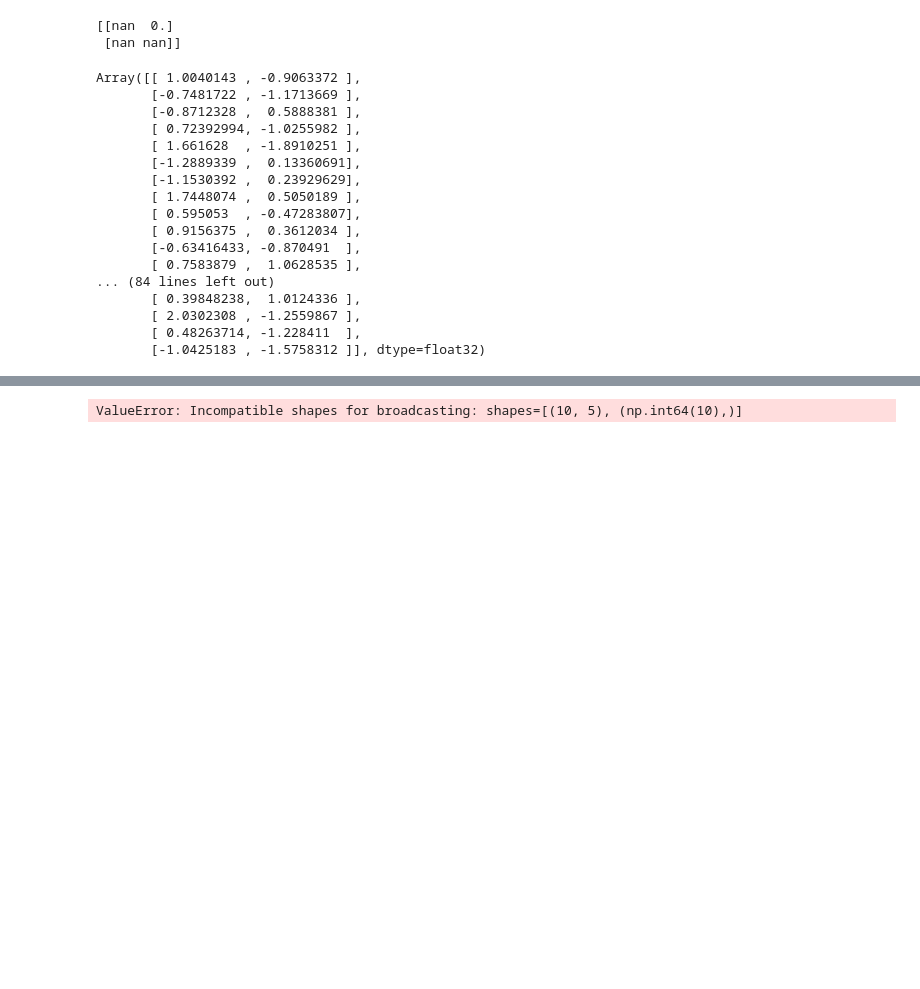
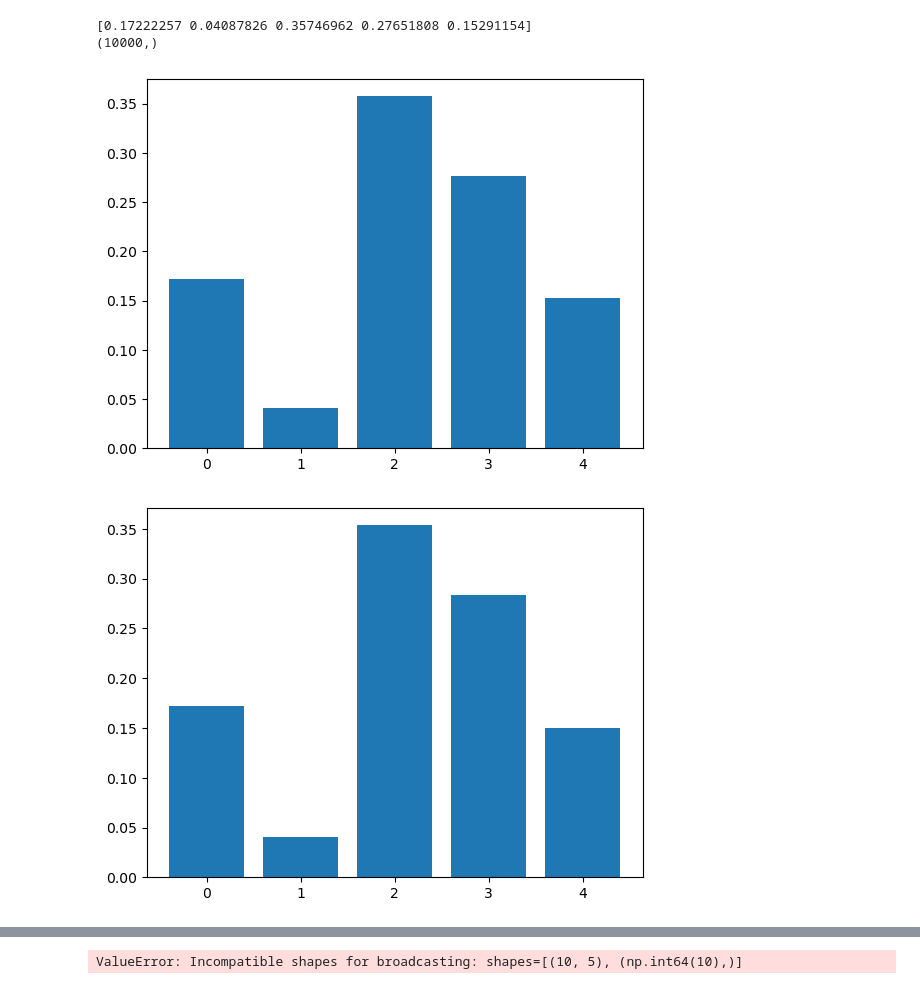
Before and after one commit to Ben-Riegler/IC-SBI, a Jupyter notebook: play.ipynb, the cells around one changed output, grey strips where cells are left out. Cells and saved outputs as stored; diff of their text form; code cells hidden in the pictures; blank space fills up the shorter version.

Commit message:
GS normal exper

```diff
--- a/play.ipynb
+++ b/play.ipynb
@@ -7,34 +7,42 @@ import jax
 from jax.nn import softmax
 import matplotlib.pyplot as plt
 from jax import vmap
-# %%
-base_key = random.key(0)
-keys = map(partial(random.fold_in, base_key), itertools.count())
-
-eps = 0.1
-Sig = eps * jnp.ones((2,2))
-
-L = jnp.linalg.cholesky(Sig)
-print(L)
-
-random.normal(next(keys), (100, 2))
-# %% [output]
-[[nan  0.]
- [nan nan]]
-Array([[ 1.0040143 , -0.9063372 ],
-       [-0.7481722 , -1.1713669 ],
-       [-0.8712328 ,  0.5888381 ],
-       [ 0.72392994, -1.0255982 ],
-       [ 1.661628  , -1.8910251 ],
-       [-1.2889339 ,  0.13360691],
-       [-1.1530392 ,  0.23929629],
-       [ 1.7448074 ,  0.5050189 ],
-       [ 0.595053  , -0.47283807],
-       [ 0.9156375 ,  0.3612034 ],
-       [-0.63416433, -0.870491  ],
-       [ 0.7583879 ,  1.0628535 ],
-... (84 lines left out)
-       [ 0.39848238,  1.0124336 ],
-       [ 2.0302308 , -1.2559867 ],
-       [ 0.48263714, -1.228411  ],
-       [-1.0425183 , -1.5758312 ]], dtype=float32)
+# %%
+base_key = random.key(0)
+keys = map(partial(random.fold_in, base_key), itertools.count())
+
+K = 5
+N = 10000
+tau = 0.1
+p = random.dirichlet(next(keys), jnp.ones(K))
+logp = jnp.log(p)
+
+print(p)
+
+g = random.gumbel(next(keys), (N, K))
+
+s = g + logp # (N, K)
+
+samples = jnp.argmax(s, axis=1)
+
+counts = jnp.unique_counts(samples).counts
+
+# soft_max_weights = jnp.exp(s/tau) / jnp.exp(s/tau).sum(axis=-1, keepdims=True) # (N, K)
+
+soft_max_weights = softmax(s/tau, axis=-1)
+
+soft_max_sample = (soft_max_weights * jnp.arange(K)).sum(axis=-1); print(soft_max_sample.shape)
+
+soft_max_counts = jnp.unique_counts(soft_max_sample.round()).counts
+
+
+
+
+plt.bar(range(K), p); plt.show()
+plt.bar(range(K), counts/N); plt.show()
+plt.bar(range(K), soft_max_counts/N ); plt.show()
+# %% [output]
+[0.17222257 0.04087826 0.35746962 0.27651808 0.15291154]
+(10000,)
+[figure, added]
+[figure, added]
```
Also changed, not shown: parts of 1 cell of this notebook, 3 other files.
